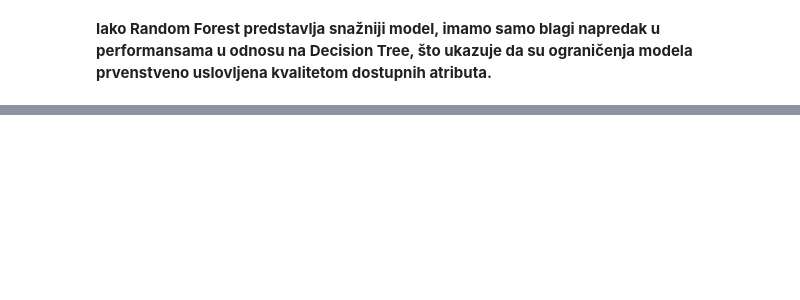
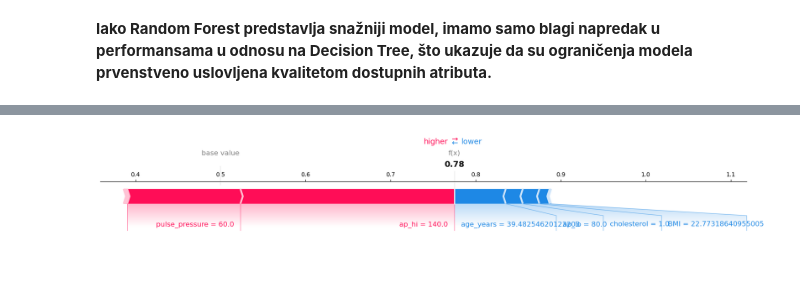
Before and after one commit to natalija529/cardiovascular, a Jupyter notebook: cardiovascular-disease.ipynb, the cells around one changed output, grey strips where cells are left out. Cells and saved outputs as stored; diff of their text form; code cells hidden in the pictures; blank space fills up the shorter version.

```diff
--- a/cardiovascular-disease.ipynb
+++ b/cardiovascular-disease.ipynb
@@ -665,0 +773,13 @@ feature_importance_rf
+# %%
+# lokalno objašnjenje (jedan pacijent)
+
+i = 10  # random indeks
+
+shap.force_plot(
+    explainer.expected_value[1],
+    sv1[i],
+    X_test_shap.iloc[i],
+    matplotlib=True
+)
+# %% [output]
+[figure, added]
```
Also changed, not shown: parts of 21 cells of this notebook.
